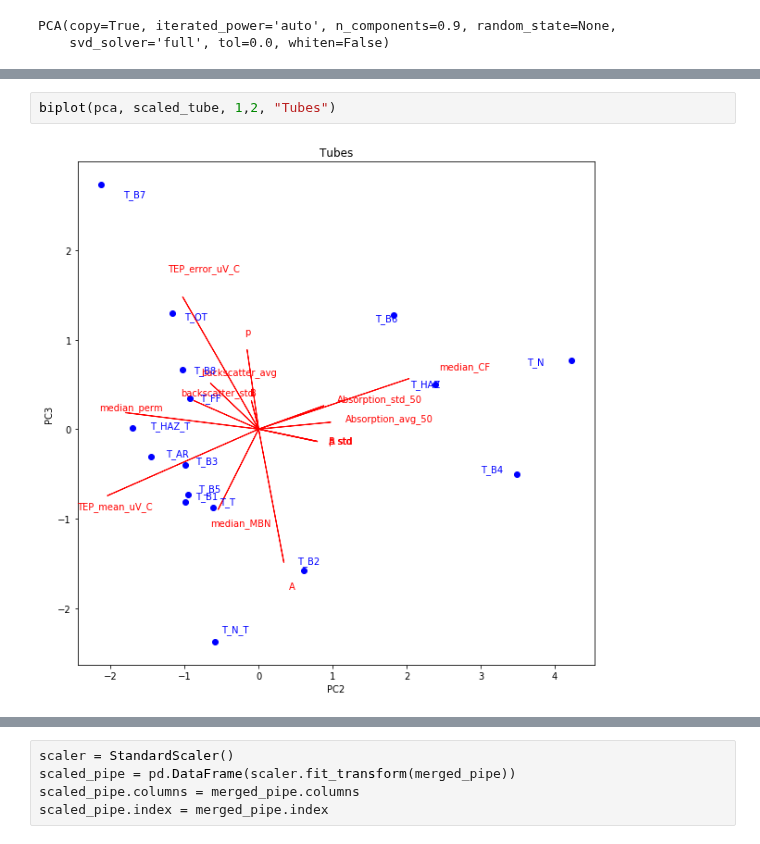
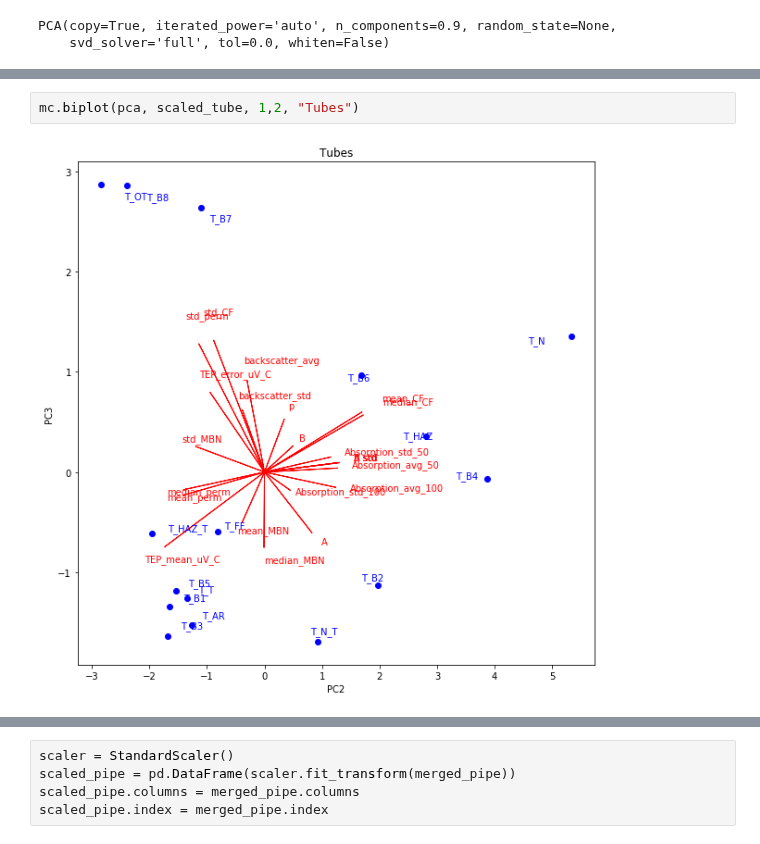
Before and after one commit to Marie-anneMawhin/Oct20_EPRI, a Jupyter notebook: Task1/NB/NB_data_exploration/Merged_data_exploration_biplots.ipynb, the cells around one changed output, grey strips where cells are left out. Cells and saved outputs as stored; diff of their text form.

```diff
--- a/Task1/NB/NB_data_exploration/Merged_data_exploration_biplots.ipynb
+++ b/Task1/NB/NB_data_exploration/Merged_data_exploration_biplots.ipynb
@@ -60,5 +40,5 @@ biplot(pca, scaled_tube, 0,1, "Tubes")
 # %%
-biplot(pca, scaled_tube, 1,2, "Tubes")
+mc.biplot(pca, scaled_tube, 1,2, "Tubes")
 # %% [output]
-[figure, old version]
+[figure, new version]
 # %%
```
Also changed, not shown: parts of 7 cells of this notebook, 1 other file.
